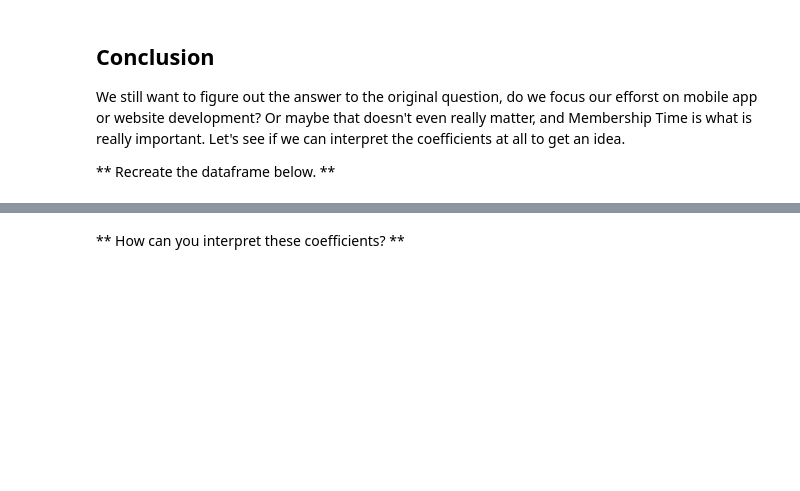
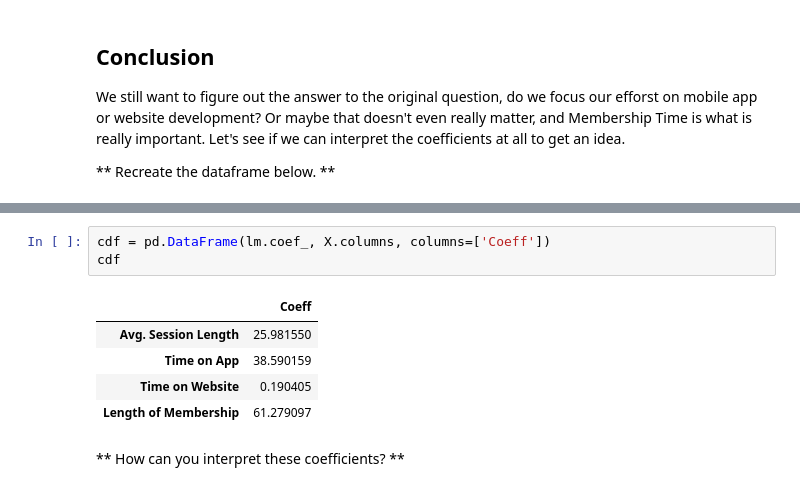
Before and after one commit to ficosta/Python-Data-Science-and-Machine-Learning-Bootcamp, a Jupyter notebook: Machine Learning Sections/Linear-Regression/Linear Regression - Project Exercise .ipynb, the cells around one changed output, grey strips where cells are left out. Cells and saved outputs as stored; diff of their text form; blank space fills up the shorter version.

```diff
--- a/Machine Learning Sections/Linear-Regression/Linear Regression - Project Exercise .ipynb
+++ b/Machine Learning Sections/Linear-Regression/Linear Regression - Project Exercise .ipynb
@@ -227,3 +225,12 @@ We still want to figure out the answer to the original question, do we focus our
+# %%
+cdf = pd.DataFrame(lm.coef_, X.columns, columns=['Coeff'])
+cdf
+# %% [output]
+|  | Coeff |
+| Avg. Session Length | 25.981550 |
+| Time on App | 38.590159 |
+| Time on Website | 0.190405 |
+| Length of Membership | 61.279097 |
 # %% [markdown]
 ** How can you interpret these coefficients? **
 # %% [markdown]
```
Also changed, not shown: parts of 2 cells of this notebook, 3 other files.
